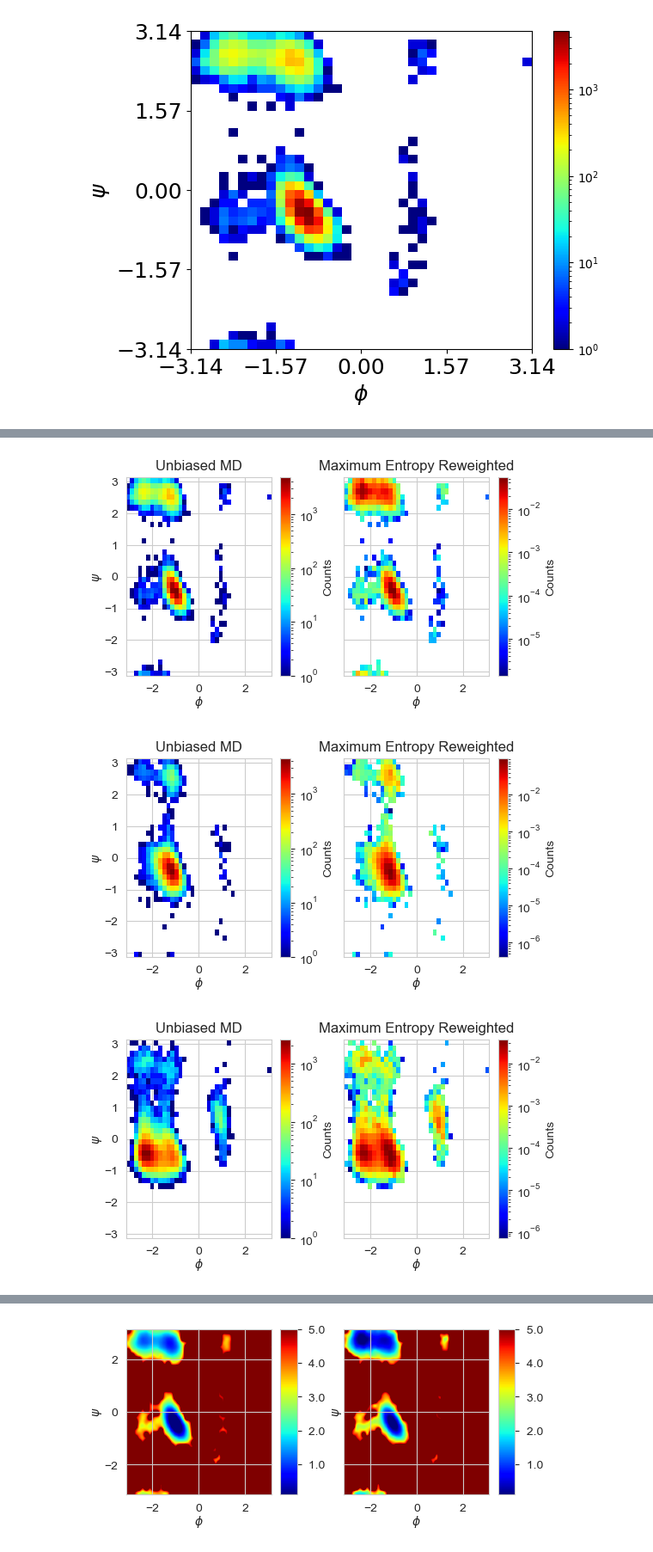
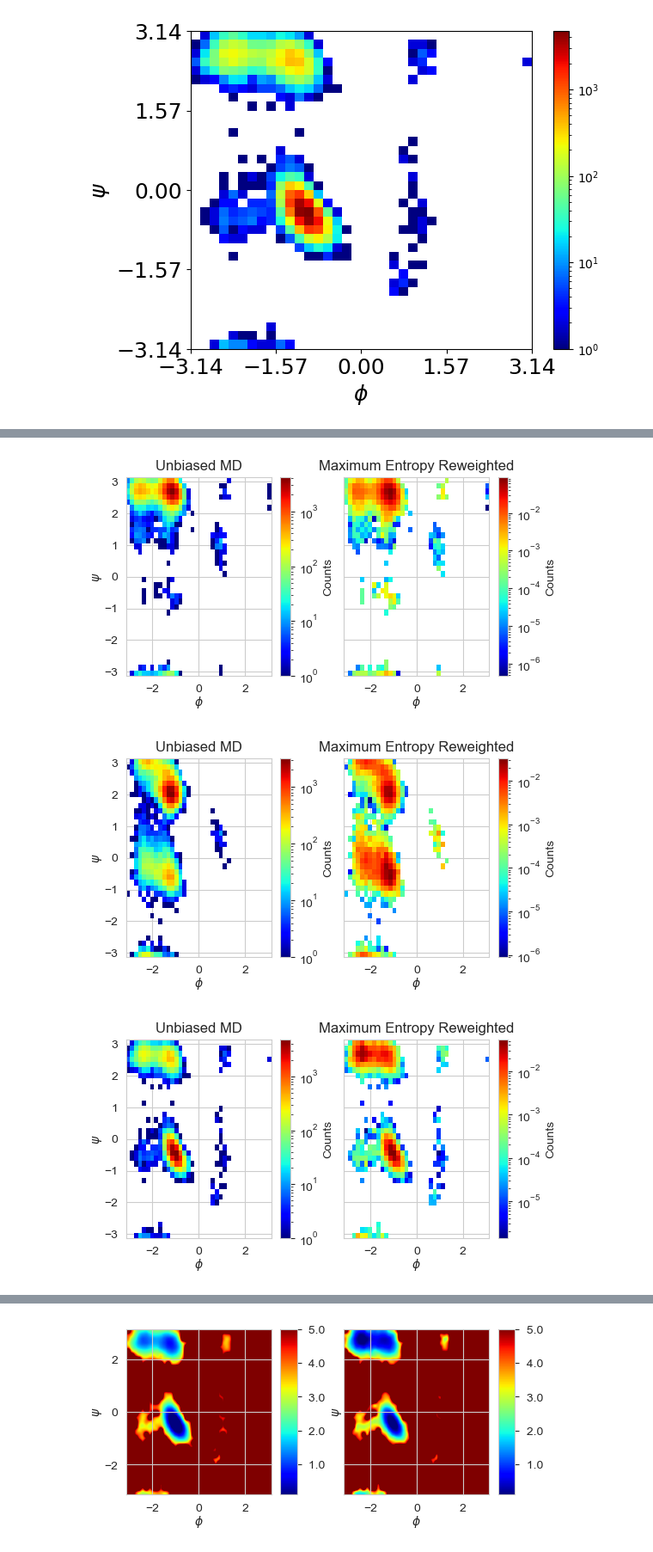
Before and after one commit to paulrobustelli/Garcia_hIAPP_monomer_binders_2025, a Jupyter notebook: wt_hiapp_apo/wt_hiapp_apo_analysis.ipynb, the cells around one changed output, grey strips where cells are left out. Shown at 86% size. Cells and saved outputs as stored; diff of their text form; code cells hidden in the pictures.

Commit message:
reweighting analysis added.

```diff
--- a/wt_hiapp_apo/wt_hiapp_apo_analysis.ipynb
+++ b/wt_hiapp_apo/wt_hiapp_apo_analysis.ipynb
@@ -1015,21 +1142,3 @@ def plot_phipsi(res):
 plot_phipsi(4)
 # %% [output]
 [figure]
-# %%
-from sklearn.preprocessing import MinMaxScaler
-res=4
-fig, (ax1, ax2) = plt.subplots(ncols=2,)
-H, xedges, yedges = np.histogram2d(dihedral_dict['phi'][res],dihedral_dict['psi'][res],bins=50,range=[[-3.14,3.14],[-3.14,3.14]], density=True)
-scaler = MinMaxScaler(feature_range=(0, 1))
-scaler.fit(H)
-scaled = scaler.transform(H)
-ax1.pcolormesh(xedges, yedges, scaled.T, cmap='jet')
-
-H_reweight, xedges_reweight, yedges_reweight = np.histogram2d(dihedral_dict['phi'][res],dihedral_dict['psi'][res],bins=50,range=[[-3.14,3.14],[-3.14,3.14]],weights= weights, density=True)
-scaler = MinMaxScaler(feature_range=(0, 1))
-scaler.fit(H_reweight)
-scaled = scaler.transform(H_reweight)
-
-
-ax2.pcolormesh(xedges_reweight, yedges_reweight, scaled.T, cmap='jet', rasterized=True)
-plt.show()
@@ -1038,34 +1145,34 @@ plt.show()
 # %%
 sns.set_style("whitegrid")
-res_reweight = [4, 5, 6, 7]
+res_reweight = [2, 3, 4, 5, 6, 7]
 for res in res_reweight:
     nbins = 36
     fig, ax= plt.subplots(figsize=(6, 3),ncols=2, nrows=1, sharey=True, sharex=True)
     ax1, ax2 = ax.flatten() # ax3, ax4
 
     hist_i = ax1.hist2d(dihedral_dict['phi'][res],dihedral_dict['psi'][res],bins=nbins,range=[[-3.14,3.14],[-3.14,3.14]], norm=colors.LogNorm(), cmap="jet")
     ax1.set_xlabel(r'$\phi$', labelpad=0)
     ax1.set_ylabel(r"$\psi$", labelpad=0)
     ax1.set_title("Unbiased MD")
 
     hist_r = ax2.hist2d(dihedral_dict['phi'][res],dihedral_dict['psi'][res],bins=nbins,range=[[-3.14,3.14],[-3.14,3.14]],weights= weights, norm=colors.LogNorm(), cmap="jet")
     ax2.set_xlabel(r'$\phi$', labelpad=0)
     ax2.set_title("Maximum Entropy Reweighted")
 
     plt.colorbar(hist_i[3], ax=ax1, orientation='vertical', label='Counts')
     plt.colorbar(hist_r[3], ax=ax2, orientation='vertical', label='Counts')
 
     # hist_init = hist_i[0]/np.sum(hist_i[0])
     # hist_re = hist_r[0]/np.sum(hist_r[0])
     # hist_diff = hist_init - hist_re
 
     # ax[1,0].pcolorfast(xedges, yedges, hist_diff.T, cmap='seismic')
     # ax[1,1].pcolorfast(xedges, yedges, -hist_diff.T, norm = colors.LogNorm(), cmap='jet')
 
     plt.subplots_adjust(wspace=0.2)
     # plt.savefig(outdir + "ramachandran_unbiased_reweight_residue"+str(res)+".pdf", dpi=300, bbox_inches="tight")
     plt.show()
 # %% [output]
-[figure, old version]
+[figure, new version]
-[figure, old version]
+[figure, new version]
-[figure, old version]
+[figure, new version]
```
Also changed, not shown: parts of 32 cells of this notebook.
